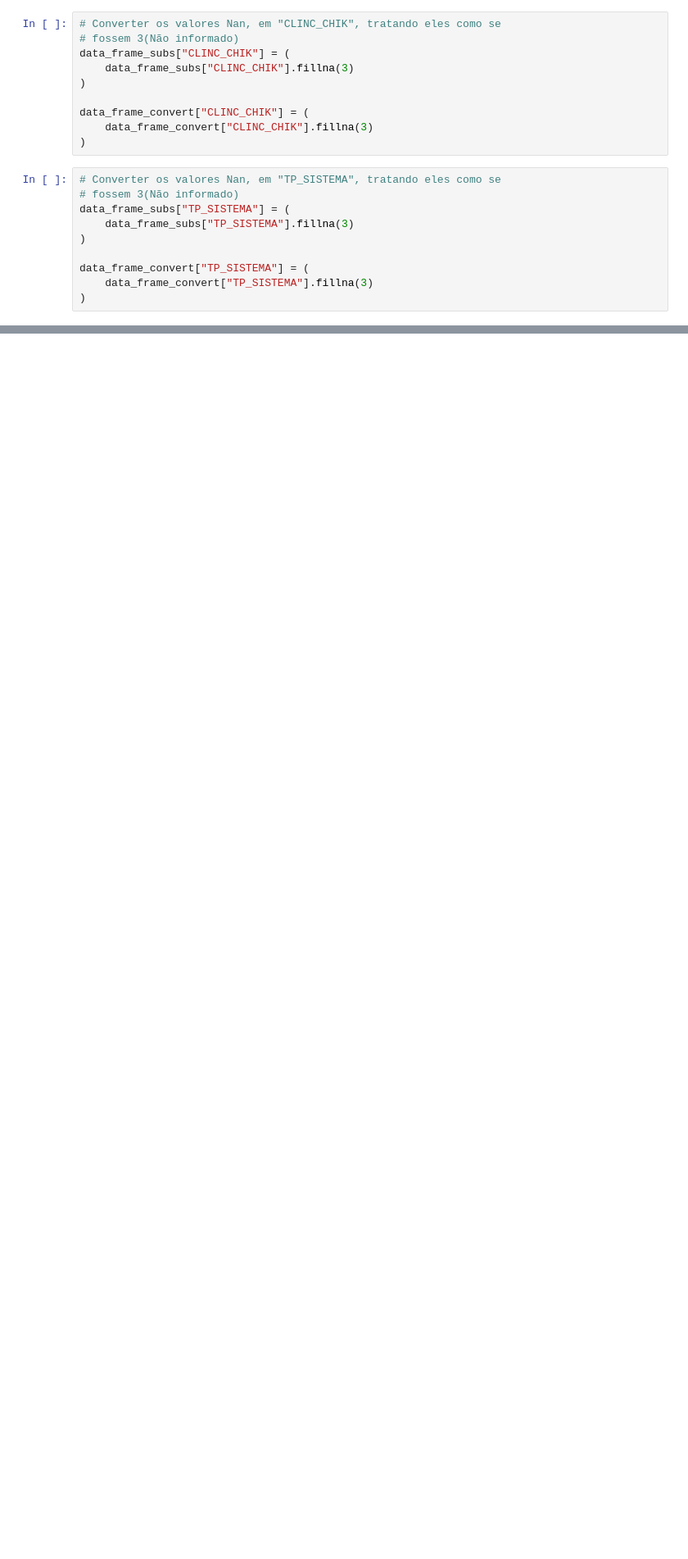
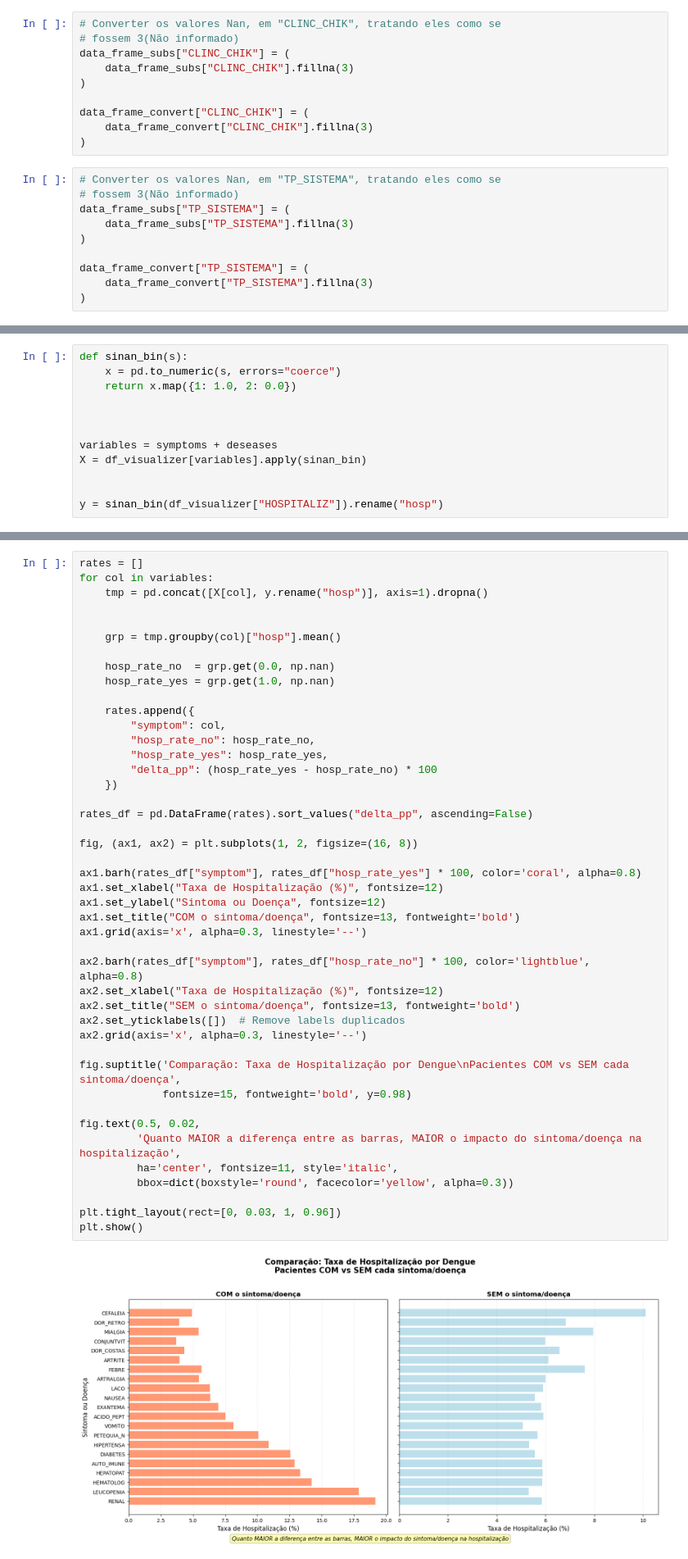
Before and after one commit to BrunaGravina/Tech-Challenge-FIAP, a Jupyter notebook: notebooks/analise.ipynb, the cells around one changed output, grey strips where cells are left out. Shown at 82% size. Drawn from its saved outputs; the diff is of its cells as text; blank space fills up the shorter version.

```diff
--- a/notebooks/analise.ipynb
+++ b/notebooks/analise.ipynb
@@ -225,0 +259,12 @@ print(regioes_unicas)
+# %%
+def sinan_bin(s):
+    x = pd.to_numeric(s, errors="coerce")
+    return x.map({1: 1.0, 2: 0.0})
+
+
+
+variables = symptoms + deseases
+X = df_visualizer[variables].apply(sinan_bin)
+
+
+y = sinan_bin(df_visualizer["HOSPITALIZ"]).rename("hosp")
@@ -225,0 +277,46 @@ print(regioes_unicas)
+# %%
+rates = []
+for col in variables:
+    tmp = pd.concat([X[col], y.rename("hosp")], axis=1).dropna()
+
+
+    grp = tmp.groupby(col)["hosp"].mean()
+
+    hosp_rate_no  = grp.get(0.0, np.nan)
+    hosp_rate_yes = grp.get(1.0, np.nan)
+
+    rates.append({
+        "symptom": col,
+        "hosp_rate_no": hosp_rate_no,
+        "hosp_rate_yes": hosp_rate_yes,
+        "delta_pp": (hosp_rate_yes - hosp_rate_no) * 100
+    })
+
+rates_df = pd.DataFrame(rates).sort_values("delta_pp", ascending=False)
+
+fig, (ax1, ax2) = plt.subplots(1, 2, figsize=(16, 8))
+
+ax1.barh(rates_df["symptom"], rates_df["hosp_rate_yes"] * 100, color='coral', alpha=0.8)
+ax1.set_xlabel("Taxa de Hospitalização (%)", fontsize=12)
+ax1.set_ylabel("Sintoma ou Doença", fontsize=12)
+ax1.set_title("COM o sintoma/doença", fontsize=13, fontweight='bold')
+ax1.grid(axis='x', alpha=0.3, linestyle='--')
+
+ax2.barh(rates_df["symptom"], rates_df["hosp_rate_no"] * 100, color='lightblue', alpha=0.8)
+ax2.set_xlabel("Taxa de Hospitalização (%)", fontsize=12)
+ax2.set_title("SEM o sintoma/doença", fontsize=13, fontweight='bold')
+ax2.set_yticklabels([])  # Remove labels duplicados
+ax2.grid(axis='x', alpha=0.3, linestyle='--')
+
+fig.suptitle('Comparação: Taxa de Hospitalização por Dengue\nPacientes COM vs SEM cada sintoma/doença',
+             fontsize=15, fontweight='bold', y=0.98)
+
+fig.text(0.5, 0.02,
+         'Quanto MAIOR a diferença entre as barras, MAIOR o impacto do sintoma/doença na hospitalização',
+         ha='center', fontsize=11, style='italic',
+         bbox=dict(boxstyle='round', facecolor='yellow', alpha=0.3))
+
+plt.tight_layout(rect=[0, 0.03, 1, 0.96])
+plt.show()
+# %% [output]
+[figure, added]
```
Also changed, not shown: parts of 30 cells of this notebook, 1 other file.
